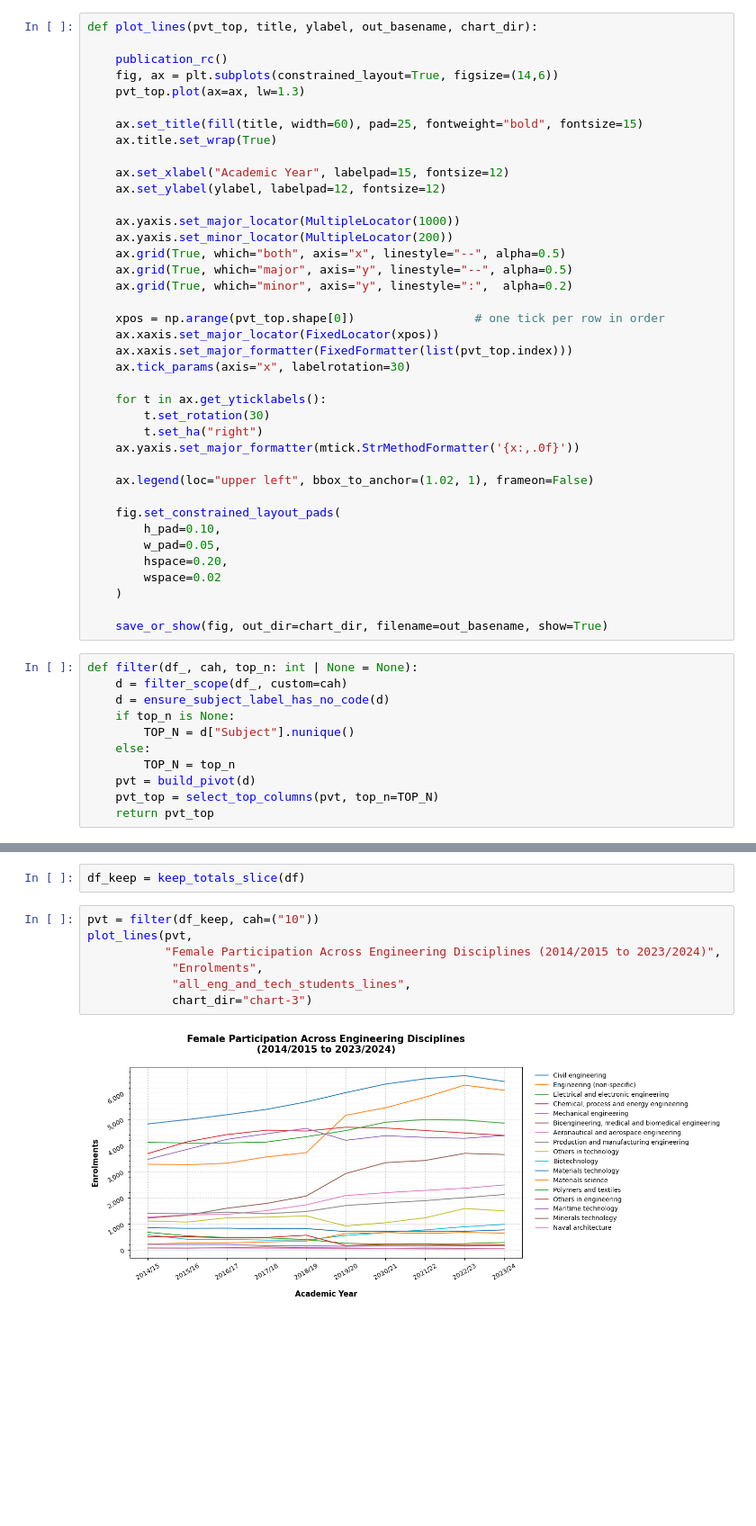
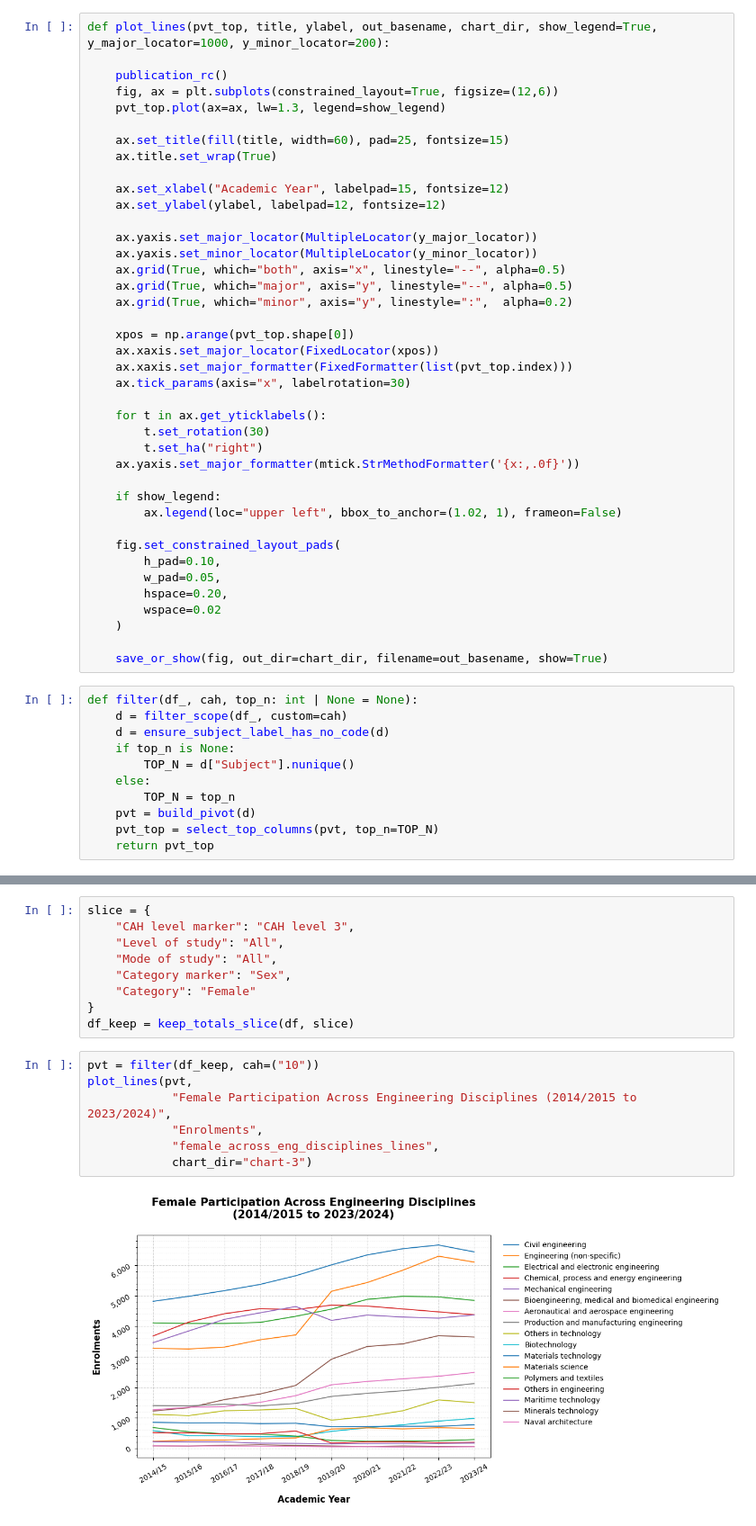
Before and after one commit to JoeUzo/Mapping-Future-Skills-in-UK-Engineering-Education, a Jupyter notebook: charts/chart-3.ipynb, the cells around one changed output, grey strips where cells are left out. Shown: that part at 90% size. Saved outputs shown, nothing was run; the diff lists cells and outputs as text; blank space fills up the shorter version.

Commit message:
finish chart 3

```diff
--- a/charts/chart-3.ipynb
+++ b/charts/chart-3.ipynb
@@ -83,25 +92,25 @@ def select_top_columns(pvt, top_n=8):
     pvt_top = pvt[top_cols].copy()
     return pvt_top
 # %%
-def plot_lines(pvt_top, title, ylabel, out_basename, chart_dir):
+def plot_lines(pvt_top, title, ylabel, out_basename, chart_dir, show_legend=True, y_major_locator=1000, y_minor_locator=200):
 
     publication_rc()
-    fig, ax = plt.subplots(constrained_layout=True, figsize=(14,6))
-    pvt_top.plot(ax=ax, lw=1.3)
+    fig, ax = plt.subplots(constrained_layout=True, figsize=(12,6))
+    pvt_top.plot(ax=ax, lw=1.3, legend=show_legend)
 
-    ax.set_title(fill(title, width=60), pad=25, fontweight="bold", fontsize=15)
+    ax.set_title(fill(title, width=60), pad=25, fontsize=15)
     ax.title.set_wrap(True)
 
     ax.set_xlabel("Academic Year", labelpad=15, fontsize=12)
     ax.set_ylabel(ylabel, labelpad=12, fontsize=12)
 
-    ax.yaxis.set_major_locator(MultipleLocator(1000))
-    ax.yaxis.set_minor_locator(MultipleLocator(200))
+    ax.yaxis.set_major_locator(MultipleLocator(y_major_locator))
+    ax.yaxis.set_minor_locator(MultipleLocator(y_minor_locator))
     ax.grid(True, which="both", axis="x", linestyle="--", alpha=0.5)
     ax.grid(True, which="major", axis="y", linestyle="--", alpha=0.5)
     ax.grid(True, which="minor", axis="y", linestyle=":",  alpha=0.2)
 
-    xpos = np.arange(pvt_top.shape[0])                 # one tick per row in order
+    xpos = np.arange(pvt_top.shape[0])
     ax.xaxis.set_major_locator(FixedLocator(xpos))
     ax.xaxis.set_major_formatter(FixedFormatter(list(pvt_top.index)))
     ax.tick_params(axis="x", labelrotation=30)
@@ -111,7 +120,8 @@ def plot_lines(pvt_top, title, ylabel, out_basename, chart_dir):
         t.set_ha("right")
     ax.yaxis.set_major_formatter(mtick.StrMethodFormatter('{x:,.0f}'))
 
-    ax.legend(loc="upper left", bbox_to_anchor=(1.02, 1), frameon=False)
+    if show_legend:
+        ax.legend(loc="upper left", bbox_to_anchor=(1.02, 1), frameon=False)
 
     fig.set_constrained_layout_pads(
         h_pad=0.10,
@@ -135,11 +147,18 @@ def filter(df_, cah, top_n: int | None = None):
 # %%
-df_keep = keep_totals_slice(df)
+slice = {
+    "CAH level marker": "CAH level 3",
+    "Level of study": "All",
+    "Mode of study": "All",
+    "Category marker": "Sex",
+    "Category": "Female"
+}
+df_keep = keep_totals_slice(df, slice)
 # %%
 pvt = filter(df_keep, cah=("10"))
 plot_lines(pvt,
-           "Female Participation Across Engineering Disciplines (2014/2015 to 2023/2024)",
+            "Female Participation Across Engineering Disciplines (2014/2015 to 2023/2024)",
             "Enrolments",
-            "all_eng_and_tech_students_lines",
+            "female_across_eng_disciplines_lines",
             chart_dir="chart-3")
 # %% [output]
-[figure, old version]
+[figure, new version]
```
Also changed, not shown: parts of 5 cells of this notebook, 11 other files.
